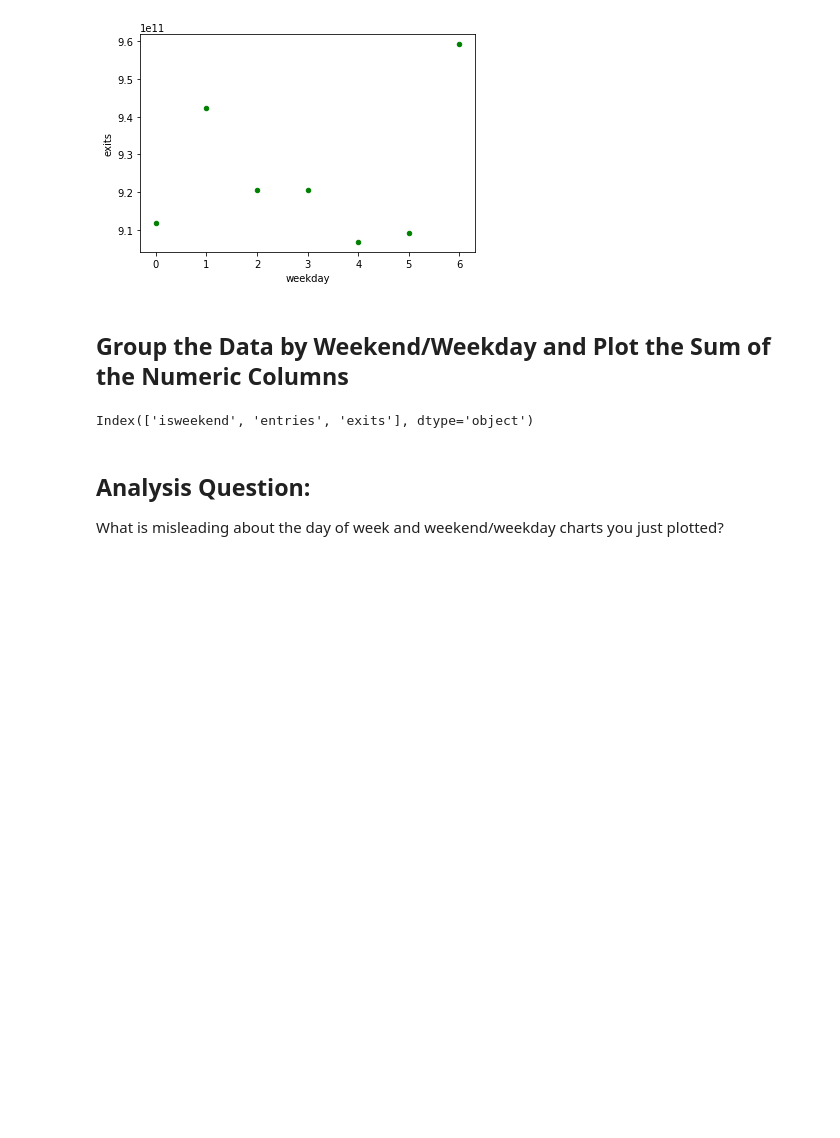
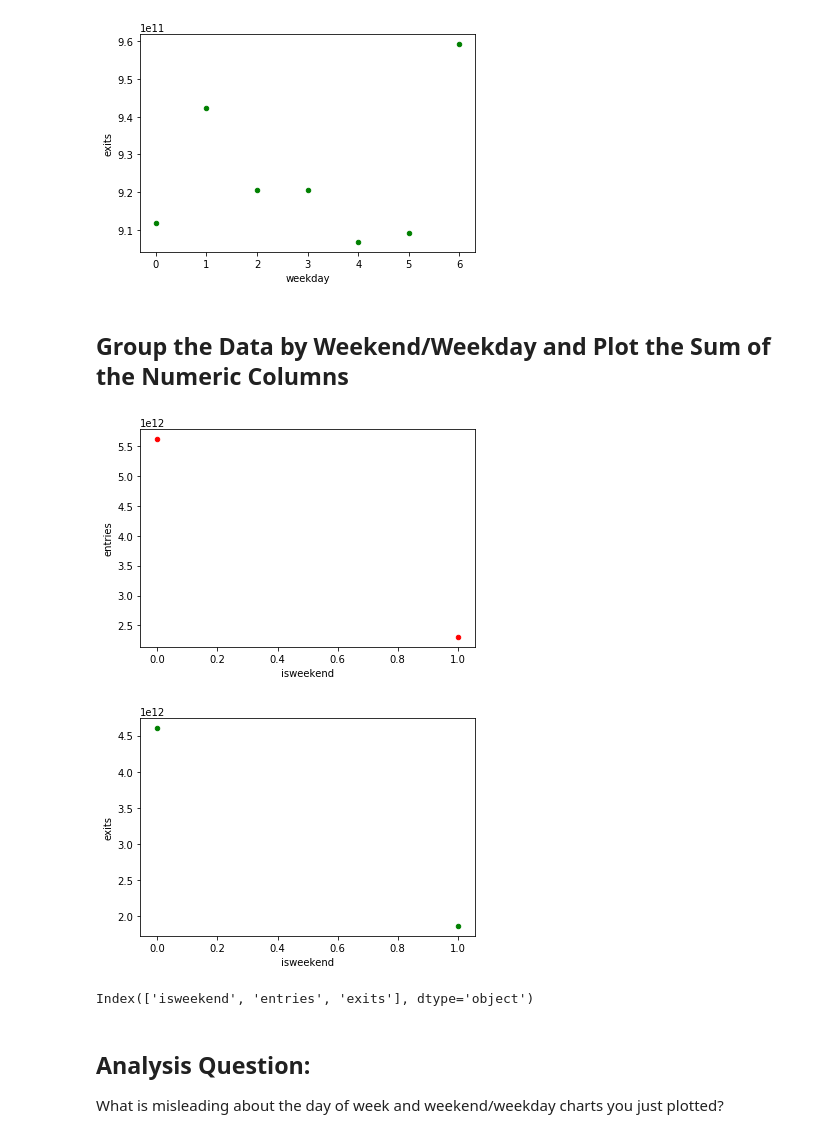
Before and after one commit to powergascan/dsc-pandas-series-and-dataframes-lab-dc-ds-071519, a Jupyter notebook: index.ipynb, the cells around one changed output. Cells and saved outputs as stored; diff of their text form; code cells hidden in the pictures; blank space fills up the shorter version.

```diff
--- a/index.ipynb
+++ b/index.ipynb
@@ -138,13 +138,15 @@ plt.show()
 ## Group the Data by Weekend/Weekday and Plot the Sum of the Numeric Columns
 # %%
 #Your code here
-df['isweekend']=(df['weekday']>=5).astype()
+df['isweekend']=(df['weekday']>=5).astype(int)
 df_weekday_agg=df.groupby(['isweekend'])[['entries','exits']].apply(lambda x: x.sum()).reset_index()
-# ax1 = df_weekday_agg.plot(kind='scatter', x='isweekend', y='entries', color='r')
-# ax2 = df_weekday_agg.plot(kind='scatter', x='isweekend', y='exits', color='g')
-# plt.show()
+ax1 = df_weekday_agg.plot(kind='scatter', x='isweekend', y='entries', color='r')
+ax2 = df_weekday_agg.plot(kind='scatter', x='isweekend', y='exits', color='g')
+plt.show()
 df_weekday_agg.columns
 # %% [output]
+[figure, added]
+[figure, added]
 Index(['isweekend', 'entries', 'exits'], dtype='object')
 # %% [markdown]
 ## Analysis Question:
```
